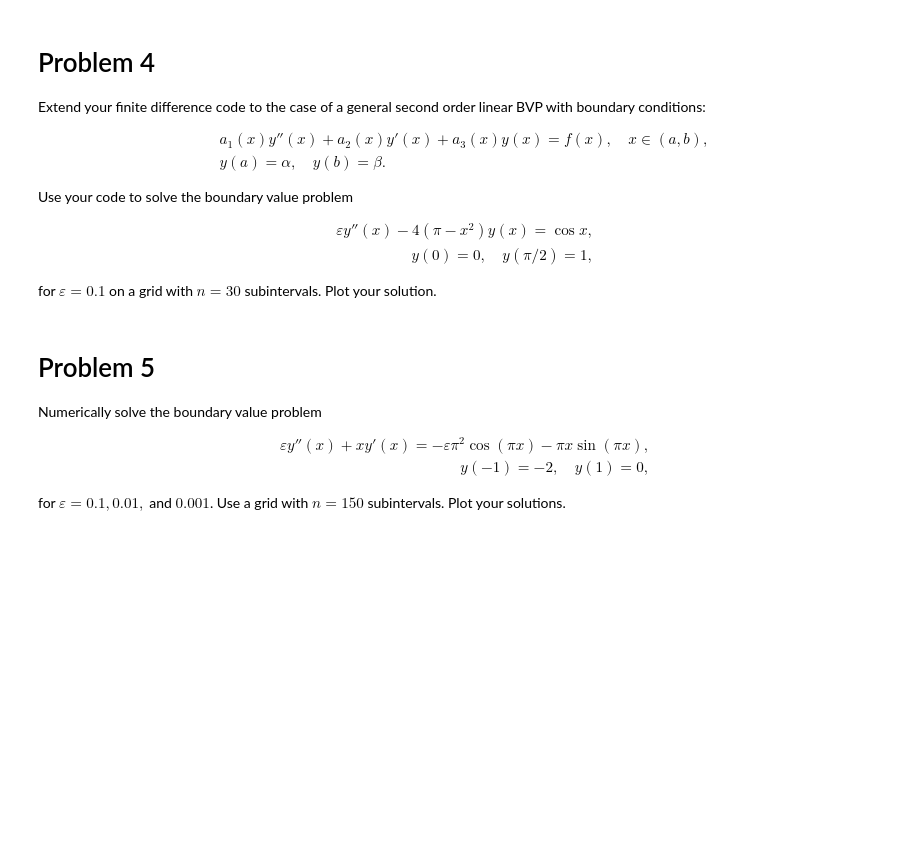
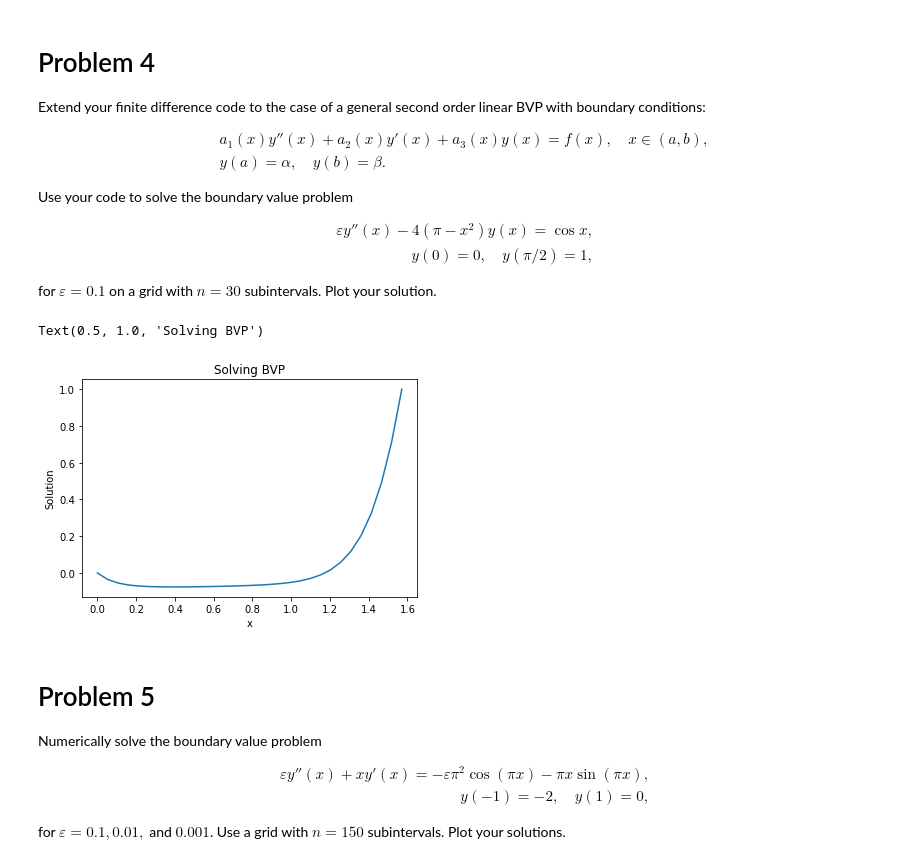
Before and after one commit to bryant0918/Model-Dynamics-and-Control, a Jupyter notebook: FiniteDifferenceMethod/finite_difference.ipynb, the cells around one changed output. Saved outputs shown, nothing was run; the diff lists cells and outputs as text; code cells hidden in the pictures; blank space fills up the shorter version.

```diff
--- a/FiniteDifferenceMethod/finite_difference.ipynb
+++ b/FiniteDifferenceMethod/finite_difference.ipynb
@@ -178,7 +181,49 @@ def bvp(a,b,alpha,beta,a1,a2,a3,f,n):
     Returns:
         ((n+1,) ndarray): the approximated solution to the BVP, including the boundary points.
     """
-    pass
+    h = (b-a)/n
+    X = np.linspace(a,b,n+1)
+
+    # Find matrix
+    matrix = (np.diag((a1(X[2:len(X)-1])-(h/2)*a2(X[2:len(X)-1]))*np.ones(n-2),k=-1) #Bottom
+              + np.diag((-2*a1(X[1:len(X)-1])+a3(X[1:len(X)-1])*h**2)*np.ones(n-1)) #Middle
+              + np.diag((a1(X[1:len(X)-2])+(h/2)*a2(X[1:len(X)-2]))*np.ones(n-2),k=1)) #Top
+
+    # define vector x
+    mid = f(X[2:len(X)-2])*np.ones(n-3)
+    vec = np.hstack((np.array([f(X[1])-alpha*(a1(X[1])-(h/2)*a2(X[1]))/h**2]),
+                     mid,
+                     np.array([f(X[len(X)-1])-beta*(a1(X[len(X)-1])+(h/2)*a2(X[len(X)-1]))/h**2])))
+
+
+    # Solve for b
+    soln = la.solve(matrix/h**2,vec)
+    approx = np.hstack((np.array([alpha]), soln, np.array([beta])))
+
+    return approx
+# %%
+# Set parameters
+f = lambda x: np.cos(x)
+a,b = 0, np.pi/2
+alpha,beta = 0,1
+e = .1
+a1 = lambda x: e
+a2 = lambda x: 0
+a3 = lambda x: -4*(np.pi-x**2)
+n = 30
+
+approx = bvp(a,b,alpha,beta,a1,a2,a3,f,n)
+# %%
+domain = np.linspace(a,b,n+1)
+
+# Plot
+plt.plot(domain,approx)
+plt.xlabel("x")
+plt.ylabel("Solution")
+plt.title("Solving BVP")
+# %% [output]
+Text(0.5, 1.0, 'Solving BVP')
+[figure, added]
 # %% [markdown]
 # Problem 5
 
```
Also changed, not shown: parts of 6 cells of this notebook.
